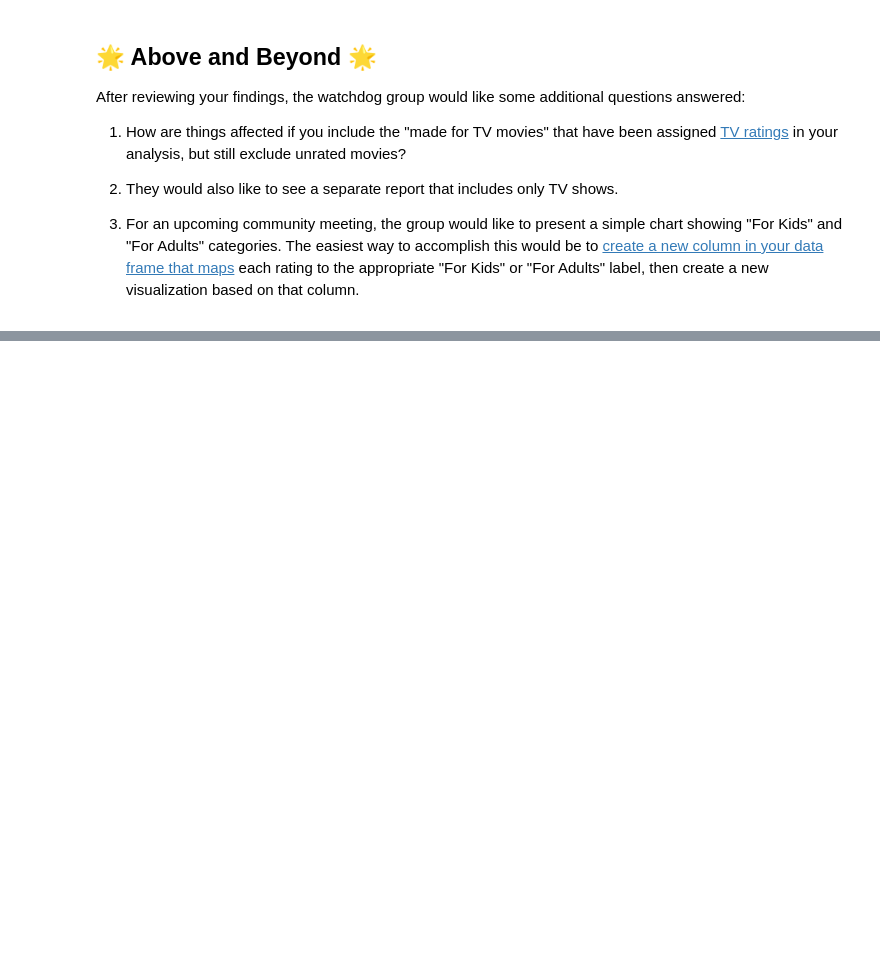
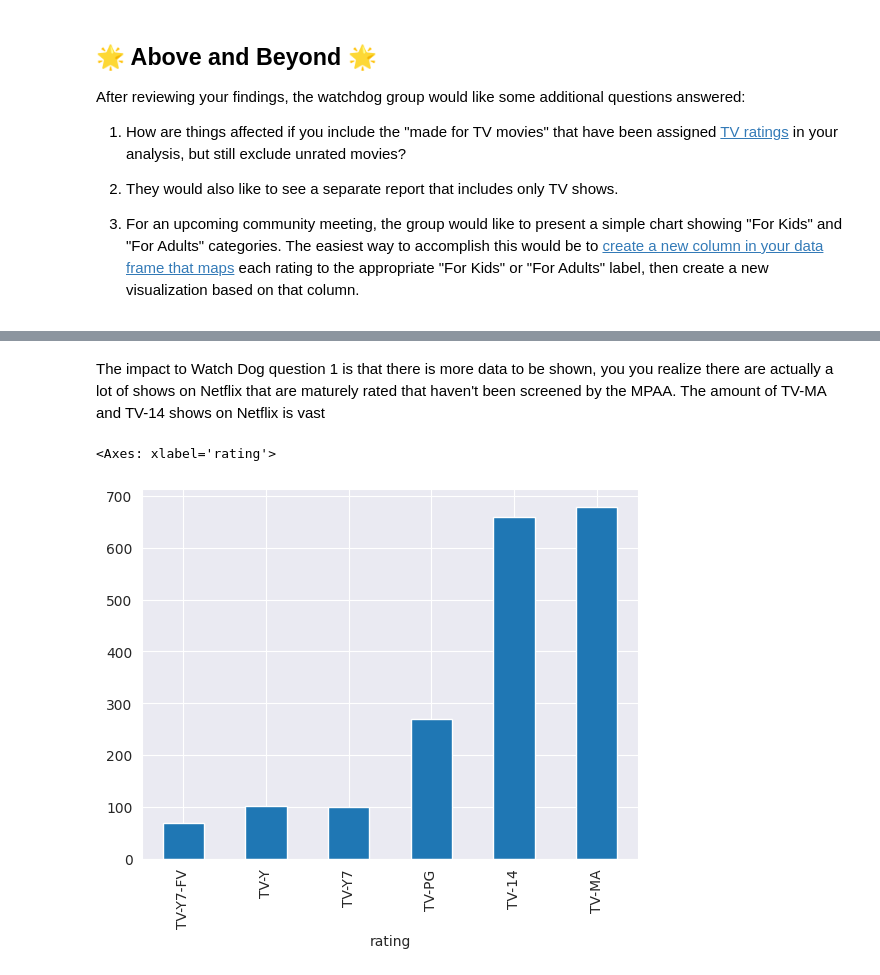
Before and after one commit to M-Merrill676/Machine_Learning, a Jupyter notebook: notebooks/Exploration_01.ipynb, the cells around one changed output, grey strips where cells are left out. Drawn from its saved outputs; the diff is of its cells as text; code cells hidden in the pictures; blank space fills up the shorter version.

```diff
--- a/notebooks/Exploration_01.ipynb
+++ b/notebooks/Exploration_01.ipynb
@@ -299,0 +316,21 @@ chart showing "For Kids" and "For Adults" categories. The easiest way to accompl
+# %% [markdown]
+The impact to Watch Dog question 1 is that there is more data to be shown, you you realize there are actually a lot of shows on Netflix that are maturely rated that haven't been screened by the MPAA. The amount of TV-MA and TV-14 shows on Netflix is vast
+# %%
+#Report with only TV Shows
+shows = netflix[netflix["type"]=="TV Show"]
+
+shows.head()
+
+#Analysis
+ratings = ['G','PG','PG-13','R','NC-17', 'TV-MA', 'TV-14', 'TV-PG','TV-Y7','TV-Y','TV-Y7-FV']
+
+rated_shows = shows[shows["rating"].isin(ratings)]
+
+rated_shows['rating'].value_counts()
+
+rating_count = rated_shows['rating'].value_counts().reindex(['TV-Y7-FV','TV-Y','TV-Y7','TV-PG','TV-14','TV-MA'])
+
+rating_count.plot.bar()
+# %% [output]
+<Axes: xlabel='rating'>
+[figure, added]
```
Also changed, not shown: parts of 4 cells of this notebook.
